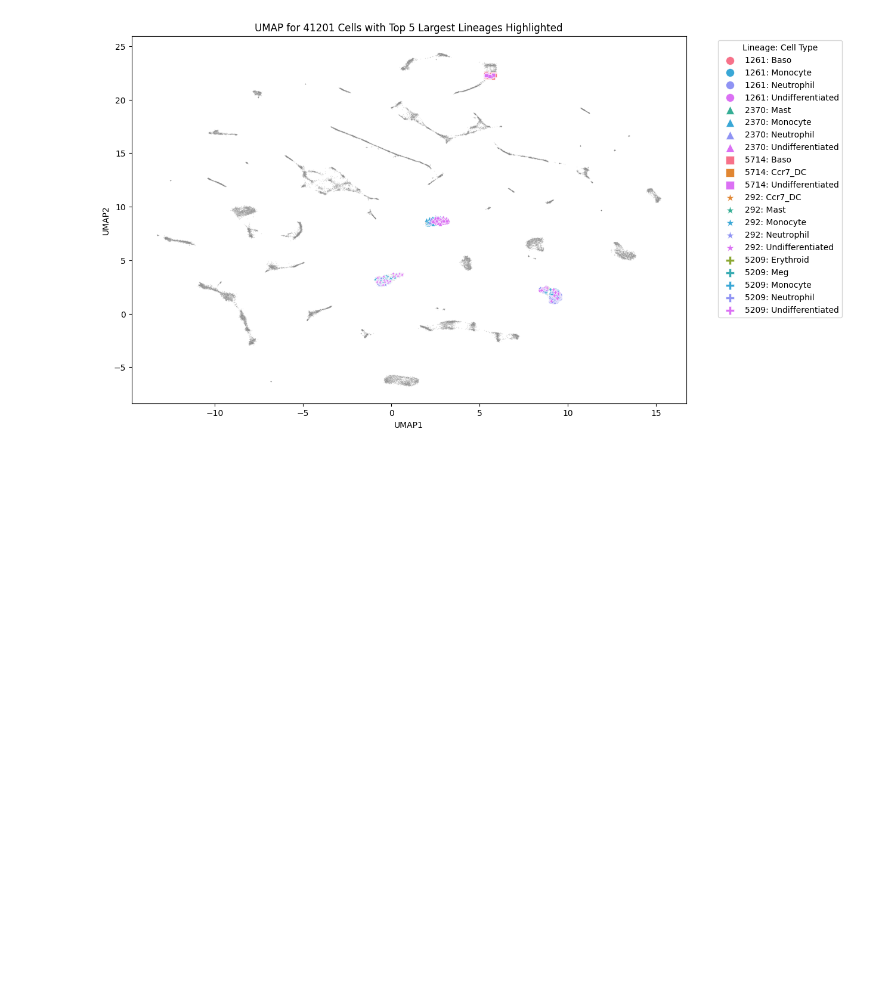
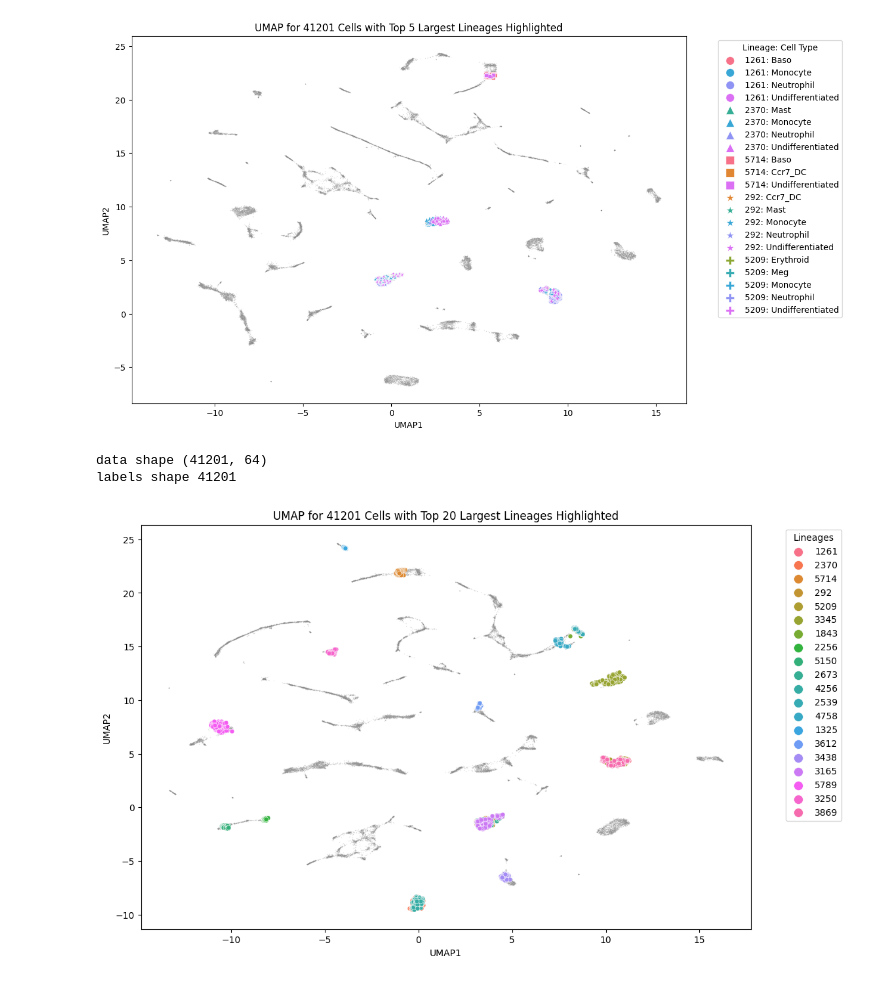
Before and after one commit to SZ-yang/SCSeq_LineageBarcoding, a Jupyter notebook: SCLineage_ConstrativeLearning/out/plot/feat_713_colab/scContrastiveLearnUMAP_allLineageinOne.ipynb, the cells around one changed output. Drawn from its saved outputs; the diff is of its cells as text; code cells hidden in the pictures; blank space fills up the shorter version.

```diff
--- a/SCLineage_ConstrativeLearning/out/plot/feat_713_colab/scContrastiveLearnUMAP_allLineageinOne.ipynb
+++ b/SCLineage_ConstrativeLearning/out/plot/feat_713_colab/scContrastiveLearnUMAP_allLineageinOne.ipynb
@@ -77,3 +77,69 @@ plt.show()
 data shape (41201, 64)
 labels shape 41201
 [figure]
+# %%
+import numpy as np
+import umap
+import matplotlib.pyplot as plt
+from collections import Counter
+import anndata as ad
+import seaborn as sns
+
+input_dir = "/Users/apple/Desktop/KB/data"
+output_dir = "/Users/apple/Desktop/KB/SCSeq_LineageBarcoding2/SCSeq_LineageBarcoding/SCLineage_ConstrativeLearning/out/plot/feat_713_colab"
+num_top_lg_toplot = 20  # Updated to top 20 lineages
+
+# Load dataset
+data = np.load(input_dir + '/feat_713_colab/scBaseEncoderFeat_Z_bs100_tau0.5.npy')
+adata_subset = ad.read_h5ad(input_dir + '/LarryData/Larry_41201_2000.h5ad')
+labels = adata_subset.obs["clone_id"].to_numpy()
+num_cells = labels.shape[0]
+
+categories = adata_subset.obs['Cell type annotation'].to_numpy()
+
+print("data shape", data.shape)
+print("labels shape", num_cells)
+
+# Initialize UMAP and fit the data
+reducer = umap.UMAP()
+embedding = reducer.fit_transform(data)
+
+# Determine the top lineages
+unique_labels, counts = np.unique(labels, return_counts=True)
+top_lineages = unique_labels[np.argsort(-counts)[:num_top_lg_toplot]]
+
+# Define lineage to color mapping
+colors = sns.color_palette('husl', len(top_lineages))
+lineage_to_color = dict(zip(top_lineages, colors))
+
+default_color = 'gray'
+
+plt.figure(figsize=(12, 8))
+
+# Plot all other lineages first
+for label in np.unique(labels):
+    if label not in top_lineages:
+        subset = embedding[labels == label]
+        sns.scatterplot(x=subset[:, 0], y=subset[:, 1], color=default_color, s=1, alpha=0.2)
+
+# Plot the top lineages with different colors
+for i, lineage in enumerate(top_lineages):
+    subset = embedding[labels == lineage]
+    subset_categories = categories[labels == lineage]
+    sns.scatterplot(x=subset[:, 0], y=subset[:, 1], color=lineage_to_color[lineage], s=25, alpha=1, label=f'{lineage}')
+
+plt.title(f'UMAP for 41201 Cells with Top 20 Largest Lineages Highlighted')
+plt.xlabel('UMAP1')
+plt.ylabel('UMAP2')
+
+# Create a legend for the top lineages
+handles, labels = plt.gca().get_legend_handles_labels()
+by_label = dict(zip(labels, handles))
+plt.legend(by_label.values(), by_label.keys(), title="Lineages", bbox_to_anchor=(1.05, 1), loc='upper left', markerscale=2)
+
+# plt.savefig(output_dir + '/cell_umap_top_20_largest_plot.png', dpi=300)
+plt.show()
+# %% [output]
+data shape (41201, 64)
+labels shape 41201
+[figure, added]
```
Also changed, not shown: 1 other file.
